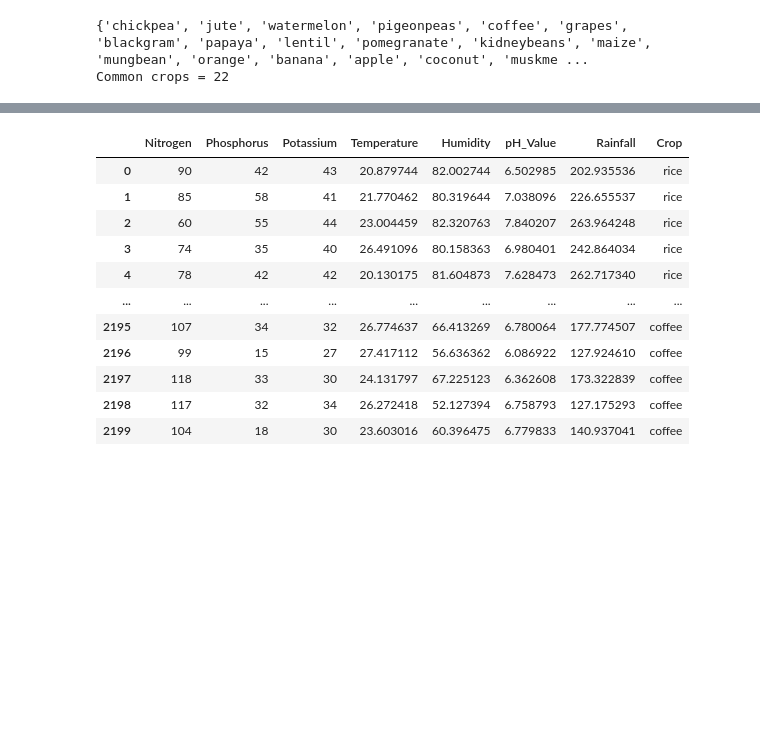
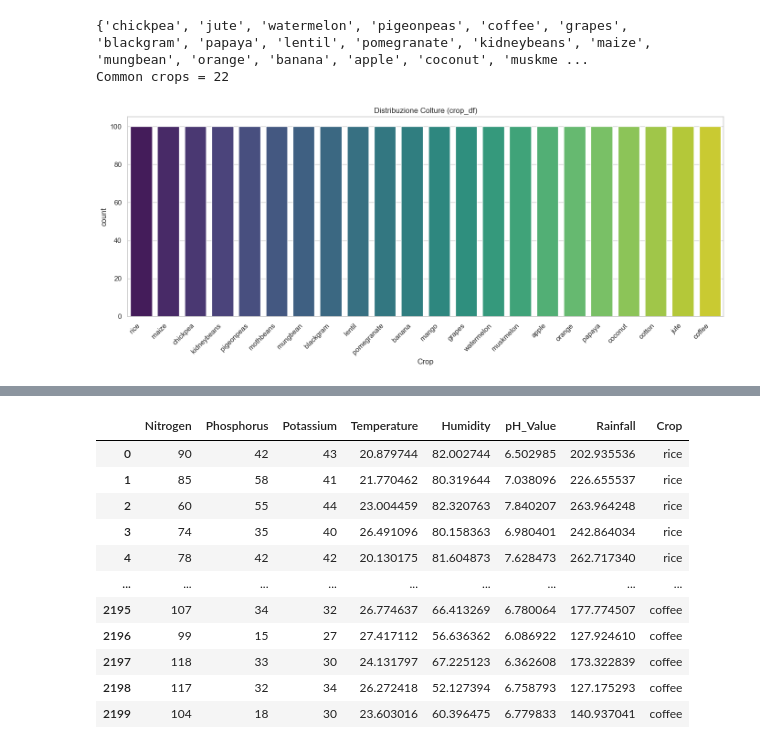
Before and after one commit to Jujez04/data-intensive-project, a Jupyter notebook: main.ipynb, the cells around one changed output, grey strips where cells are left out. Cells and saved outputs as stored; diff of their text form; code cells hidden in the pictures; blank space fills up the shorter version.

Commit message:
fix: column names && add: data analysis through seaborn

```diff
--- a/main.ipynb
+++ b/main.ipynb
@@ -10,6 +10,8 @@ import matplotlib.pyplot as plt
 import pandas as pd
 import sklearn
 import seaborn as sns
+
+sns.set_theme(style="whitegrid")
 # %% [markdown]
 Importiamo i dataset presi dal sito https://www.kaggle.com. Questi due dataset fanno riferimento a dati in ambito agricolo, in particolare:
 1) **Crop Dataset** -> dataset incentrato su aspetti ambientali per individuare il tipo di coltura dato il tipo di terreno e nutrienti presenti (https://www.kaggle.com/datasets/snmahsa/soil-nutrients)
@@ -200,3 +202,12 @@ print(f"Common crops = {len(common_crops)}")
 # %% [output]
 {'chickpea', 'jute', 'watermelon', 'pigeonpeas', 'coffee', 'grapes', 'blackgram', 'papaya', 'lentil', 'pomegranate', 'kidneybeans', 'maize', 'mungbean', 'orange', 'banana', 'apple', 'coconut', 'muskme ...
 Common crops = 22
+# %%
+plt.figure(figsize=(14, 6))
+sns.countplot(data=crop_df, x='Crop', hue='Crop', palette='viridis', order=crop_df["Crop"].value_counts().index)
+plt.title("Distribuzione Colture (crop_df)")
+plt.xticks(rotation=45, ha='right')
+plt.tight_layout()
+plt.show()
+# %% [output]
+[figure, added]
```
Also changed, not shown: parts of 5 cells of this notebook.
